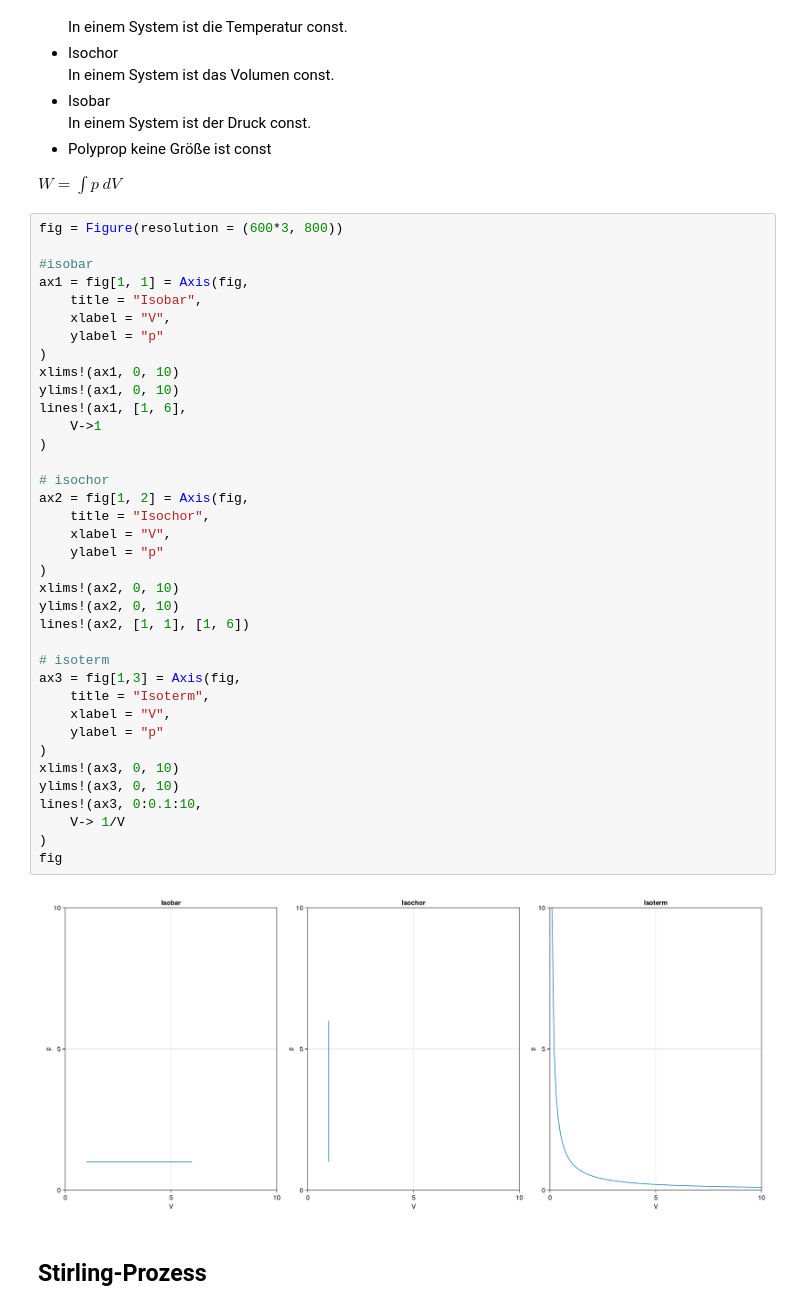
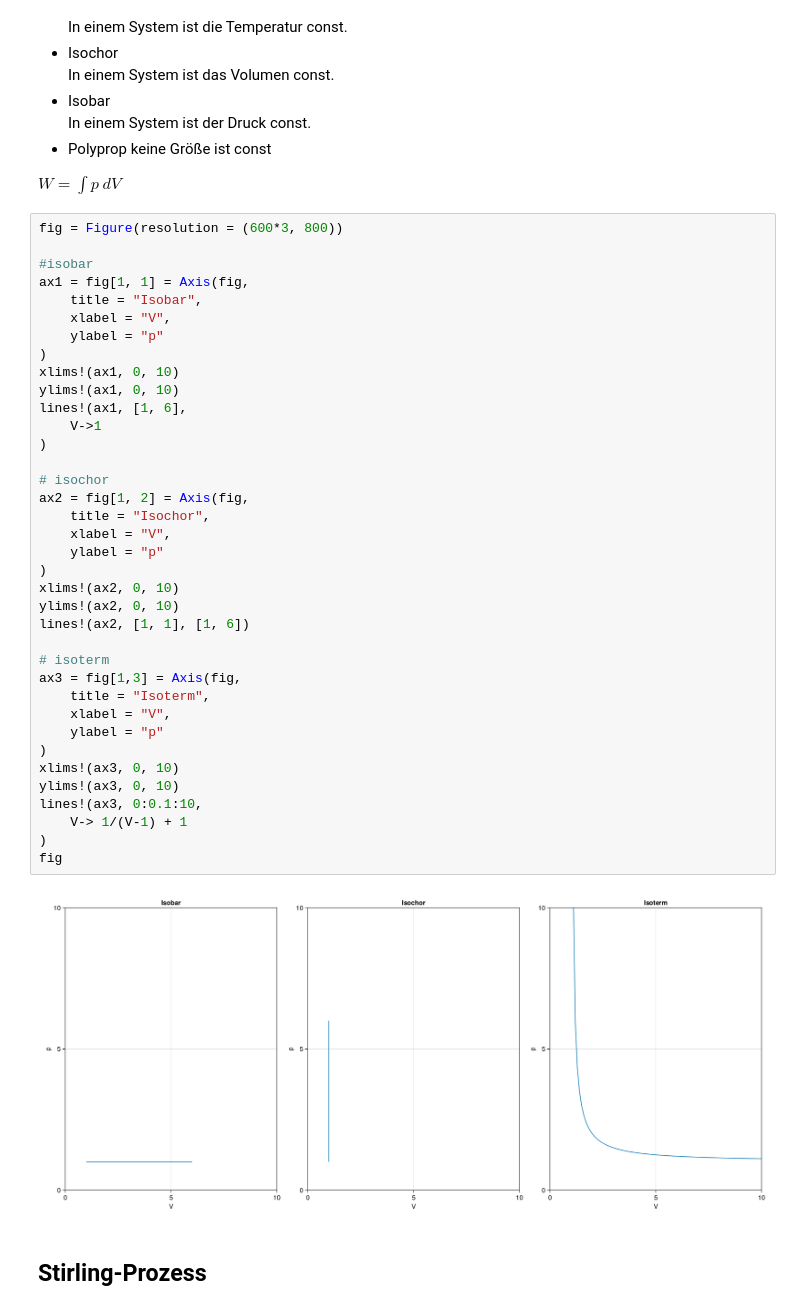
Before and after one commit to Dan00712/CompendiumMatura, a Jupyter notebook: NW2-P/jupyter_execute/NW2-P.ipynb, the cells around one changed output. Drawn from its saved outputs; the diff is of its cells as text.

```diff
--- a/NW2-P/jupyter_execute/NW2-P.ipynb
+++ b/NW2-P/jupyter_execute/NW2-P.ipynb
@@ -187,35 +399,35 @@ ax1 = fig[1, 1] = Axis(fig,
 	ylabel = "p"
 )
 xlims!(ax1, 0, 10)
 ylims!(ax1, 0, 10)
 lines!(ax1, [1, 6],
 	V->1
 )
 
 # isochor
 ax2 = fig[1, 2] = Axis(fig,
 	title = "Isochor",
 	xlabel = "V",
 	ylabel = "p"
 )
 xlims!(ax2, 0, 10)
 ylims!(ax2, 0, 10)
 lines!(ax2, [1, 1], [1, 6])
 
 # isoterm
 ax3 = fig[1,3] = Axis(fig,
 	title = "Isoterm",
 	xlabel = "V",
 	ylabel = "p"
 )
 xlims!(ax3, 0, 10)
 ylims!(ax3, 0, 10)
 lines!(ax3, 0:0.1:10,
-	V-> 1/V
+	V-> 1/(V-1) + 1
 )
 fig
 # %% [output]
-[figure, old version]
+[figure, new version]
 # %% [markdown]
 ## Stirling-Prozess
 # %% [markdown]
```
Also changed, not shown: parts of 52 cells of this notebook, 27 other files.
